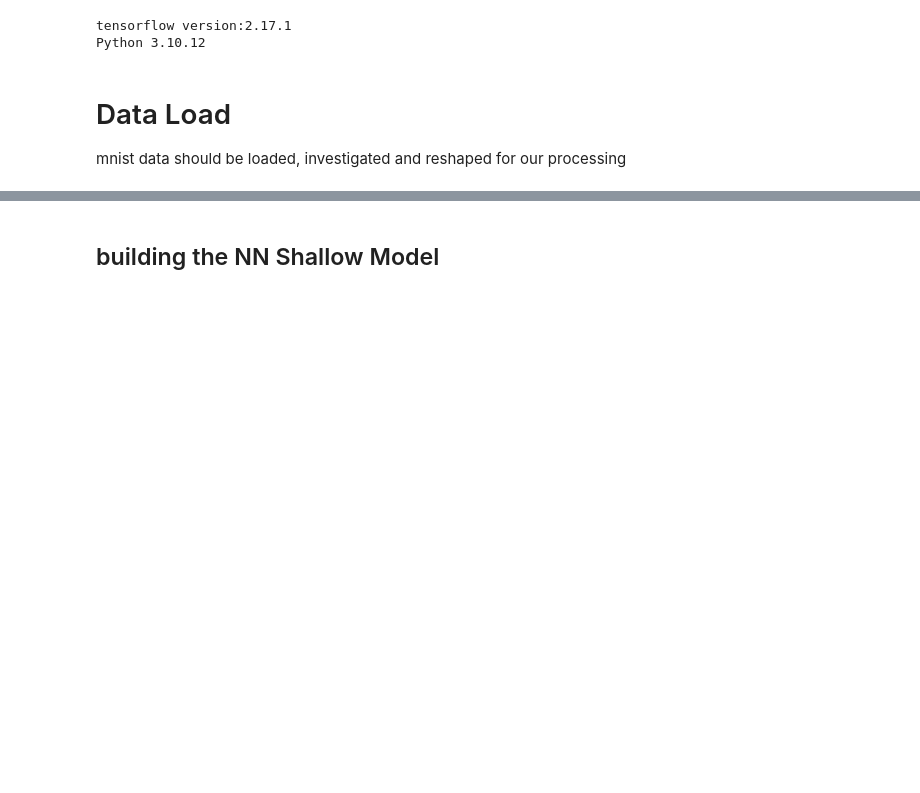
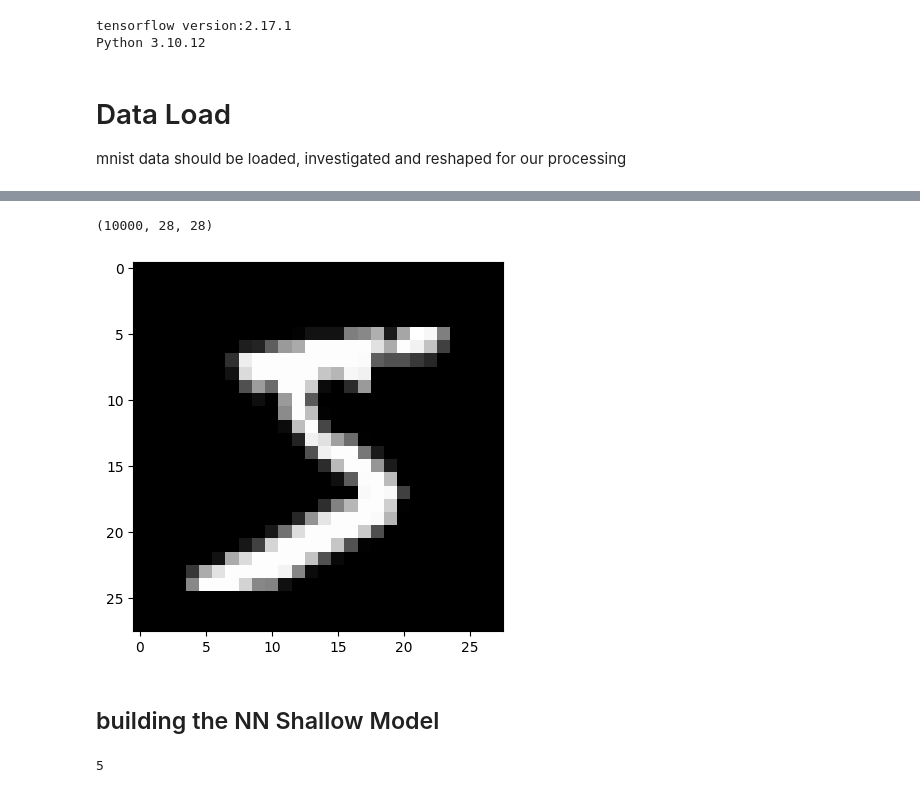
Before and after one commit to NavidHeydari/MLWithTensorFlow, a Jupyter notebook: NN_mnist_shallow_model.ipynb, the cells around one changed output, grey strips where cells are left out. Cells and saved outputs as stored; diff of their text form; code cells hidden in the pictures; blank space fills up the shorter version.

```diff
--- a/NN_mnist_shallow_model.ipynb
+++ b/NN_mnist_shallow_model.ipynb
@@ -31,3 +30,4 @@ Python 3.10.12
 mnist data should be loaded, investigated and reshaped for our processing
 # %%
 # loading and reshapingdata for the input level from 128*128 ==> 784 pixels in a 1 dimential array
+(X_train, y_train), (X_valid,y_valid) = mnist.load_data()
@@ -34,2 +62,14 @@ mnist data should be loaded, investigated and reshaped for our processing
+# %%
+X_valid.shape # 10000 records for validations all pics with 28 x 28 pixels of characters
+# %% [output]
+(10000, 28, 28)
+# %%
+_ = plt.imshow(X_train[0], cmap='gray')
+# %% [output]
+[figure, added]
 # %% [markdown]
 ## building the NN Shallow Model
+# %%
+y_train[0]
+# %% [output]
+5
```
Also changed, not shown: parts of 22 cells of this notebook.
